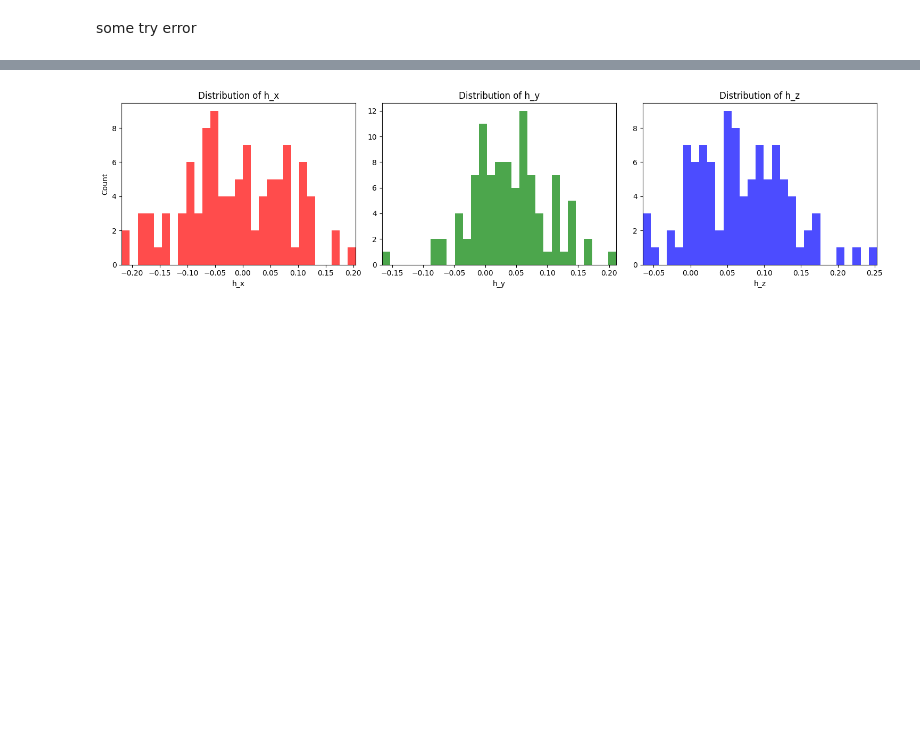
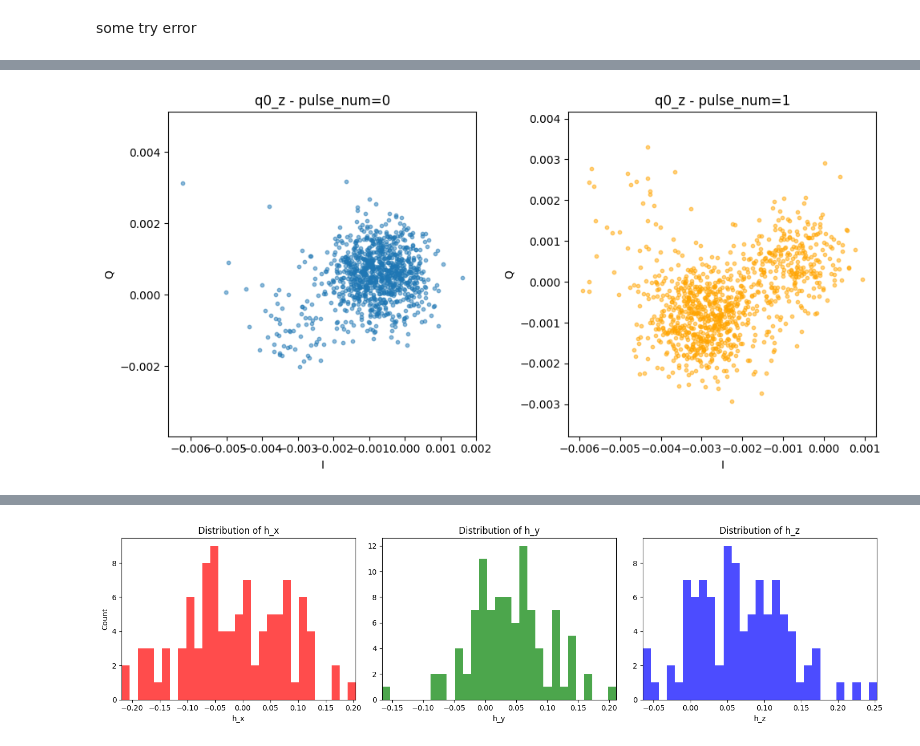
Before and after one commit to Yuhowlin/Quela_Qblox, a Jupyter notebook: qblox_drive_AS/Executions/hd.ipynb, the cells around one changed output, grey strips where cells are left out. Saved outputs shown, nothing was run; the diff lists cells and outputs as text; code cells hidden in the pictures; blank space fills up the shorter version.

```diff
--- a/qblox_drive_AS/Executions/hd.ipynb
+++ b/qblox_drive_AS/Executions/hd.ipynb
@@ -2,0 +18,38 @@ some try error
+# %%
+import xarray as xr
+import matplotlib.pyplot as plt
+
+# 讀檔
+ds = xr.open_dataset(r"C:\Users\ASUS\Documents\GitHub\Quela_Qblox\qblox_drive_AS\Meas_raw\20250811\H17M38S32\XTomography_20250811173914.nc")
+
+# 取出 q0_z
+q0_z = ds["q0_z"]  # shape: (mixer, pulse_num, index)
+
+# pulse_num = 0 與 1 的 IQ 資料
+I0 = q0_z.sel(mixer="I", pulse_num=0).values
+Q0 = q0_z.sel(mixer="Q", pulse_num=0).values
+
+I1 = q0_z.sel(mixer="I", pulse_num=1).values
+Q1 = q0_z.sel(mixer="Q", pulse_num=1).values
+
+# 畫圖
+fig, axes = plt.subplots(1, 2, figsize=(10, 5))
+
+# pulse_num = 0
+axes[0].scatter(I0, Q0, s=10, alpha=0.5)
+axes[0].set_title("q0_z - pulse_num=0")
+axes[0].set_xlabel("I")
+axes[0].set_ylabel("Q")
+axes[0].axis("equal")
+
+# pulse_num = 1
+axes[1].scatter(I1, Q1, s=10, alpha=0.5, color="orange")
+axes[1].set_title("q0_z - pulse_num=1")
+axes[1].set_xlabel("I")
+axes[1].set_ylabel("Q")
+axes[1].axis("equal")
+
+plt.tight_layout()
+plt.show()
+# %% [output]
+[figure, added]
```
Also changed, not shown: parts of 26 cells of this notebook, 25 other files.
